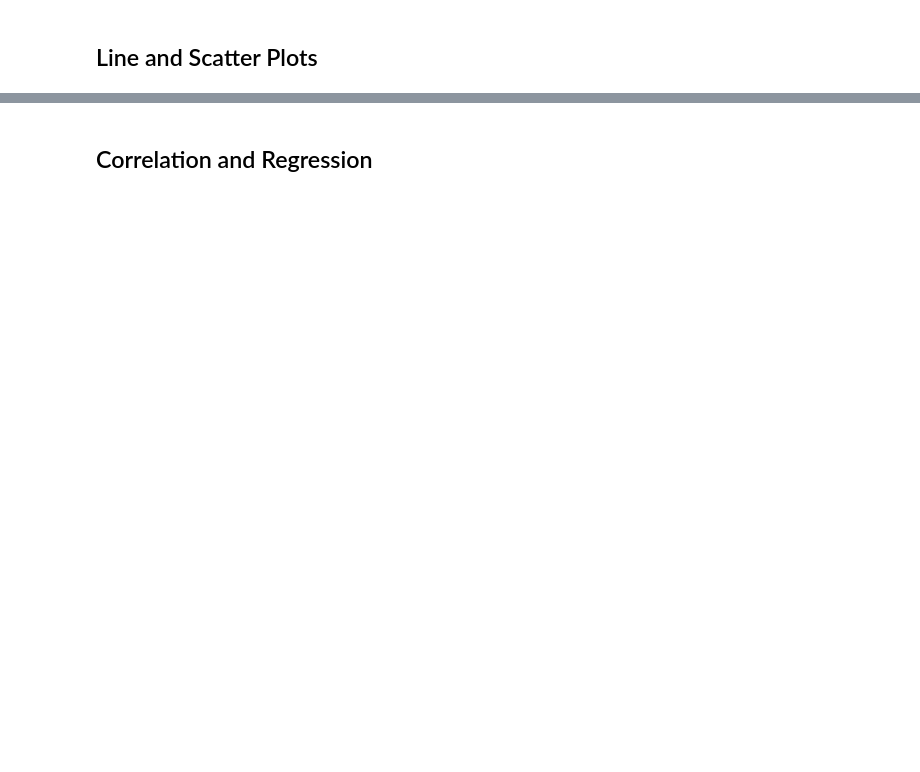
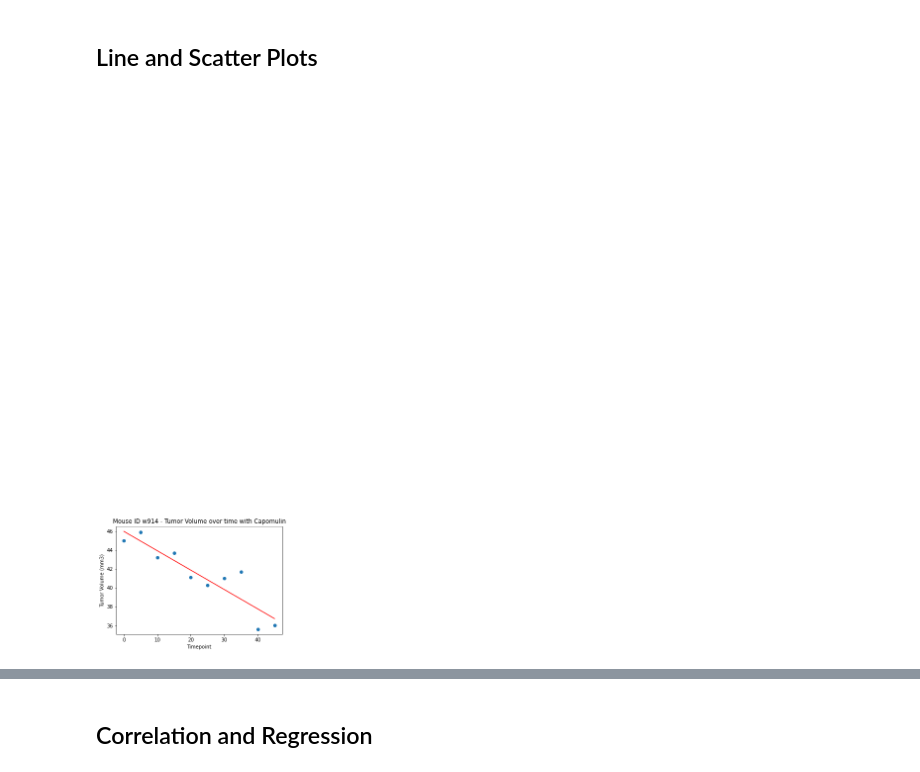
Before and after one commit to patrickfspring/A-Pharamaceuticals-Study-of-Anti-Cancer-Drugs-using-Matplotlib, a Jupyter notebook: Pymaceuticals/pymaceuticals_starter.ipynb, the cells around one changed output, grey strips where cells are left out. Drawn from its saved outputs; the diff is of its cells as text; code cells hidden in the pictures; blank space fills up the shorter version.

```diff
--- a/Pymaceuticals/pymaceuticals_starter.ipynb
+++ b/Pymaceuticals/pymaceuticals_starter.ipynb
@@ -271,0 +397,23 @@ plt.show()
+# %%
+# Generate a line plot of tumor volume vs. time point for a mouse treated with Capomulin
+
+tot_len = len(mouse_metadata_df.index)
+mouse_metadata_df2 = pd.DataFrame(mouse_metadata_df)
+mouse_metadata_df2, mouse_capomulin_df = [x for tot_len, x in mouse_metadata_df2.groupby(mouse_metadata_df2["Mouse ID"] == "w914")]
+mouse_capomulin_df.head(50)
+
+x_values = mouse_capomulin_df['Timepoint']
+y_values = mouse_capomulin_df['Tumor Volume (mm3)']
+
+(slope, intercept, rvalue, pvalue, stderr) = linregress(x_values, y_values)
+regress_values = x_values * slope + intercept
+line_eq = "y = " + str(round(slope,2)) + "x + " + str(round(intercept,2))
+plt.scatter(x_values,y_values)
+plt.plot(x_values,regress_values,"r-")
+plt.annotate(line_eq,(10,90),fontsize=50,color="red")
+plt.xlabel('Timepoint')
+plt.ylabel('Tumor Volume (mm3)')
+plt.title("Mouse ID w914 - Tumor Volume over time with Capomulin")
+plt.show()
+# %% [output]
+[figure, added]
```
Also changed, not shown: parts of 13 cells of this notebook.
